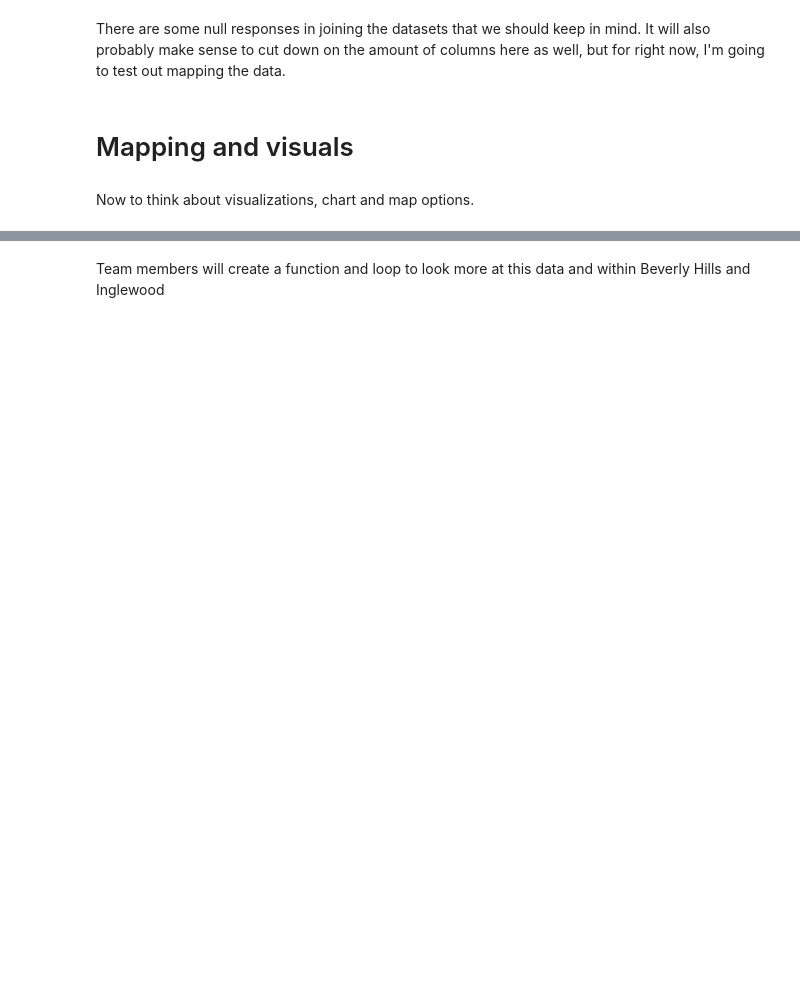
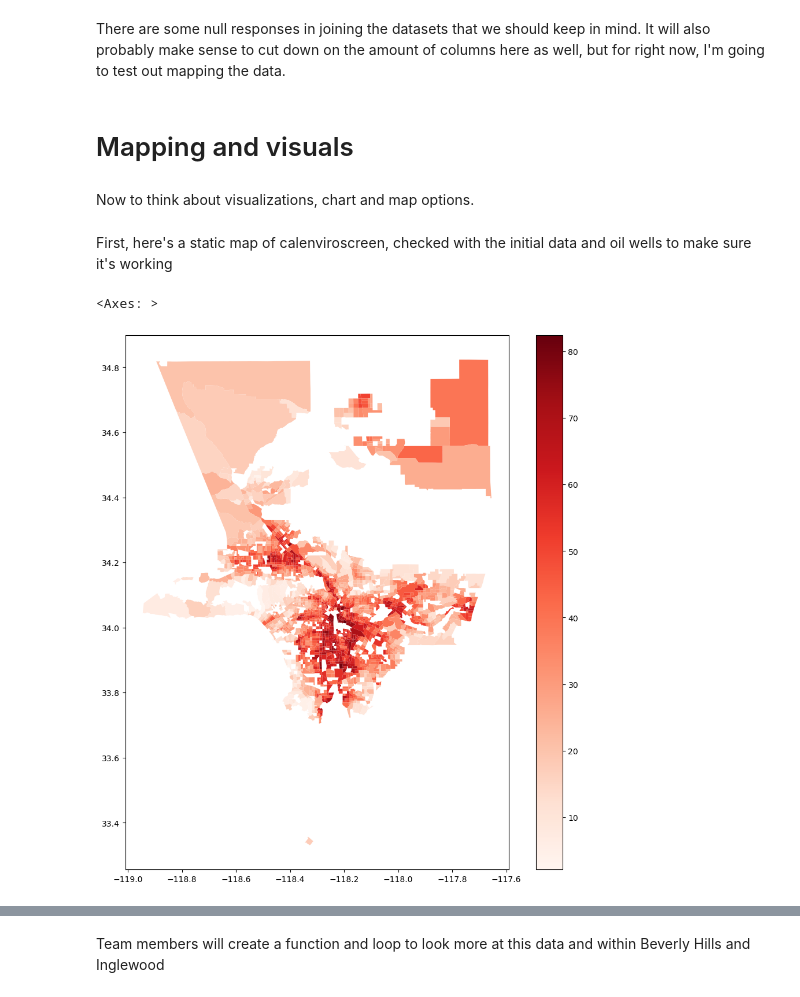
Before and after one commit to katiegreenler/up221_LACountyOilWells, a Jupyter notebook: Group Assignments/Group Assignment 3/CalEnviroscreen_MBforteamuse.ipynb, the cells around one changed output, grey strips where cells are left out. Saved outputs shown, nothing was run; the diff lists cells and outputs as text; code cells hidden in the pictures; blank space fills up the shorter version.

```diff
--- a/Group Assignments/Group Assignment 3/CalEnviroscreen_MBforteamuse.ipynb
+++ b/Group Assignments/Group Assignment 3/CalEnviroscreen_MBforteamuse.ipynb
@@ -198,6 +198,15 @@ import plotly.express as px
 # %%
 import matplotlib.pyplot as plt
 import contextily as ctx
+# %% [markdown]
+First, here's a static map of calenviroscreen, checked with the initial data and oil wells to make sure it's working
+# %%
+fig,ax = plt.subplots(figsize=(12,12))
+
+CEStracts.plot(ax=ax,column='CES 4.0 Score',legend=True,cmap='Reds')
+# %% [output]
+<Axes: >
+[figure, added]
 # %%
 fig,ax = plt.subplots(figsize=(12,12))
 
```
Also changed, not shown: parts of 6 cells of this notebook.
